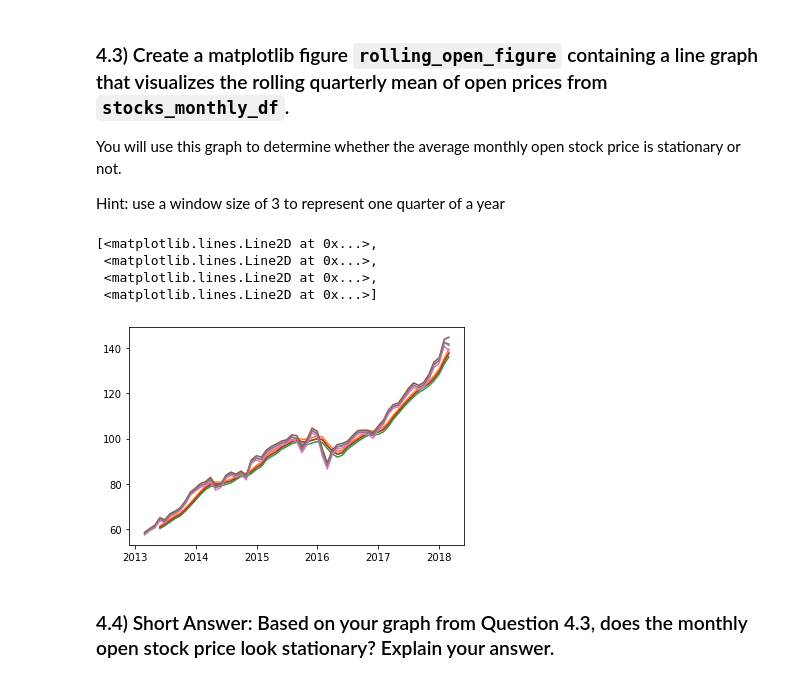
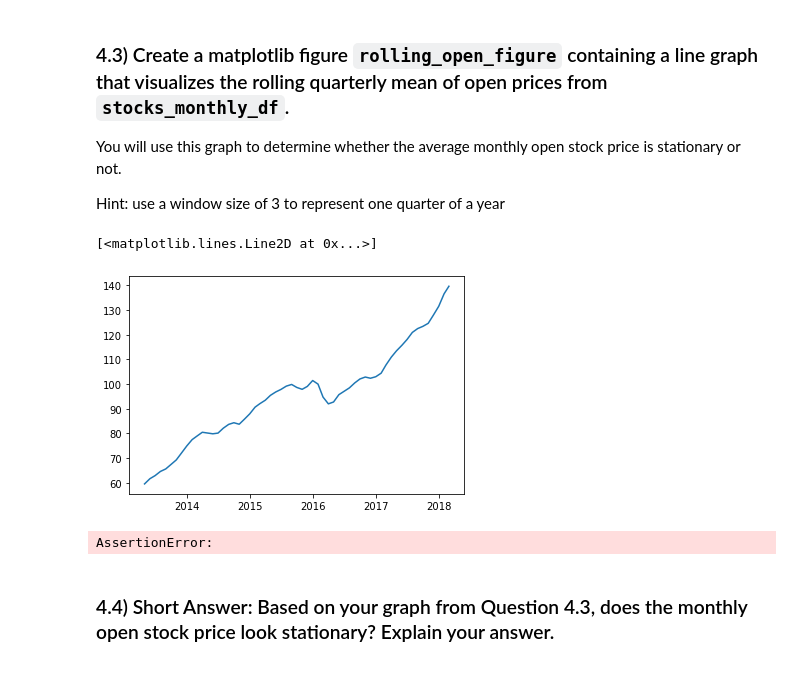
Before and after one commit to LeifSchultz/ntl01-dtsc-live-103122, a Jupyter notebook: 4Phase/Assessments/1.23.23/index.ipynb, the cells around one changed output. Cells and saved outputs as stored; diff of their text form; code cells hidden in the pictures.

```diff
--- a/4Phase/Assessments/1.23.23/index.ipynb
+++ b/4Phase/Assessments/1.23.23/index.ipynb
@@ -408,20 +408,16 @@ Hint: use a window size of 3 to represent one quarter of a year
 # %%
 # CodeGrade step4.3
 # Your code here
 from matplotlib import pyplot as plt
 
-rolling_open_figure = stocks_monthly_df.rolling(window=4).mean()
+rolling_open_figure = stocks_monthly_df['open'].rolling(window=3).mean()
 
 
 
 plt.plot(rolling_open_figure)
-plt.plot(stocks_monthly_df)
 # %% [output]
-[<matplotlib.lines.Line2D at 0x...>,
- <matplotlib.lines.Line2D at 0x...>,
- <matplotlib.lines.Line2D at 0x...>,
- <matplotlib.lines.Line2D at 0x...>]
+[<matplotlib.lines.Line2D at 0x...>]
-[figure, old version]
+[figure, new version]
 # %%
 # This test confirms that you have created a figure named rolling_open_figure
 
@@ -430,6 +426,8 @@ assert type(rolling_open_figure) == plt.Figure
 # This test confirms that the figure contains exactly one axis
 
 assert len(rolling_open_figure.axes) == 1
+# %% [output]
+AssertionError:
 # %% [markdown]
 ### 4.4) Short Answer: Based on your graph from Question 4.3, does the monthly open stock price look stationary? Explain your answer.
 # %% [markdown]
```
Also changed, not shown: parts of 3 cells of this notebook.
